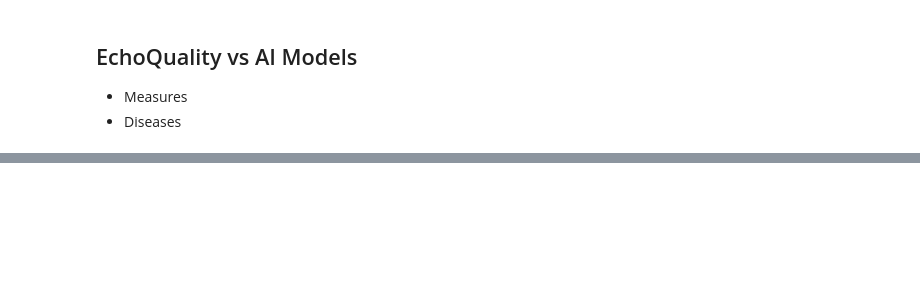
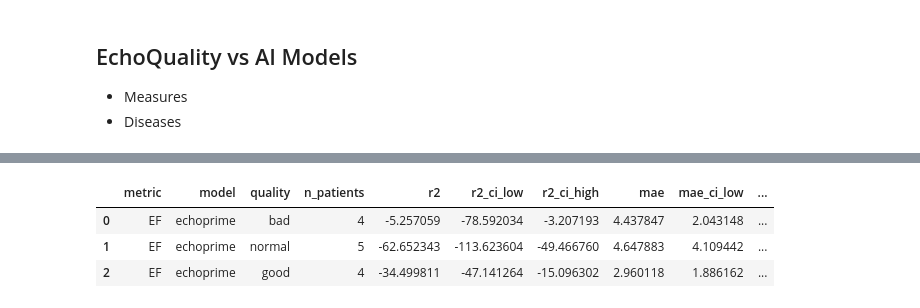
Before and after one commit to CardiovascularImagingVallHebron/EchoQuality, a Jupyter notebook: postprocess.ipynb, the cells around one changed output, grey strips where cells are left out. Drawn from its saved outputs; the diff is of its cells as text; code cells hidden in the pictures; blank space fills up the shorter version.

```diff
--- a/postprocess.ipynb
+++ b/postprocess.ipynb
@@ -44,0 +582,66 @@ video_df
+# %%
+echoprime_study = echoprime.copy()
+echoprime_study['patient_id'] = (
+    echoprime_study['path']
+    .astype(str)
+    .str.replace('\\', '/', regex=False)
+    .str.split('/')
+    .str[-2]
+)
+echoprime_study['ejection_fraction'] = pd.to_numeric(
+    echoprime_study['ejection_fraction'], errors='coerce'
+)
+echoprime_study = (
+    echoprime_study
+    .groupby('patient_id', as_index=False)
+    .agg({'ejection_fraction': 'mean'})
+)
+
+echoprime_performance_df = (
+    ground_truth[['patient_id', 'EF']]
+    .merge(echoprime_study, on='patient_id', how='inner')
+    .merge(quality_patient[['patient_id', 'quality_study']], on='patient_id', how='left')
+)
+
+echoprime_results = []
+
+for quality in quality_order:
+    subset = echoprime_performance_df[
+        echoprime_performance_df['quality_study'] == quality
+    ].copy()
+    subset['EF'] = pd.to_numeric(subset['EF'], errors='coerce')
+    subset['ejection_fraction'] = pd.to_numeric(
+        subset['ejection_fraction'], errors='coerce'
+    )
+    subset = subset.dropna(subset=['EF', 'ejection_fraction'])
+
+    y_true = subset['EF'].to_numpy(dtype=float)
+    y_pred = subset['ejection_fraction'].to_numpy(dtype=float)
+
+    r2_value, r2_ci_low, r2_ci_high, n_samples = bootstrap_metric_ci(
+        y_true, y_pred, metric_name='r2', n_boot=n_bootstrap, rng=rng
+    )
+    mae_value, mae_ci_low, mae_ci_high, _ = bootstrap_metric_ci(
+        y_true, y_pred, metric_name='mae', n_boot=n_bootstrap, rng=rng
+    )
+
+    echoprime_results.append({
+        'metric': 'EF',
+        'model': 'echoprime',
+        'quality': quality,
+        'n_patients': n_samples,
+        'r2': r2_value,
+        'r2_ci_low': r2_ci_low,
+        'r2_ci_high': r2_ci_high,
+        'mae': mae_value,
+        'mae_ci_low': mae_ci_low,
+        'mae_ci_high': mae_ci_high,
+    })
+
+echoprime_ef_performance_by_quality = pd.DataFrame(echoprime_results)
+echoprime_ef_performance_by_quality
+# %% [output]
+|  | metric | model | quality | n_patients | r2 | r2_ci_low | r2_ci_high | mae | mae_ci_low | ... |
+| 0 | EF | echoprime | bad | 4 | -5.257059 | -78.592034 | -3.207193 | 4.437847 | 2.043148 | ... |
+| 1 | EF | echoprime | normal | 5 | -62.652343 | -113.623604 | -49.466760 | 4.647883 | 4.109442 | ... |
+| 2 | EF | echoprime | good | 4 | -34.499811 | -47.141264 | -15.096302 | 2.960118 | 1.886162 | ... |
```
Also changed, not shown: parts of 12 cells of this notebook, 7 other files.
